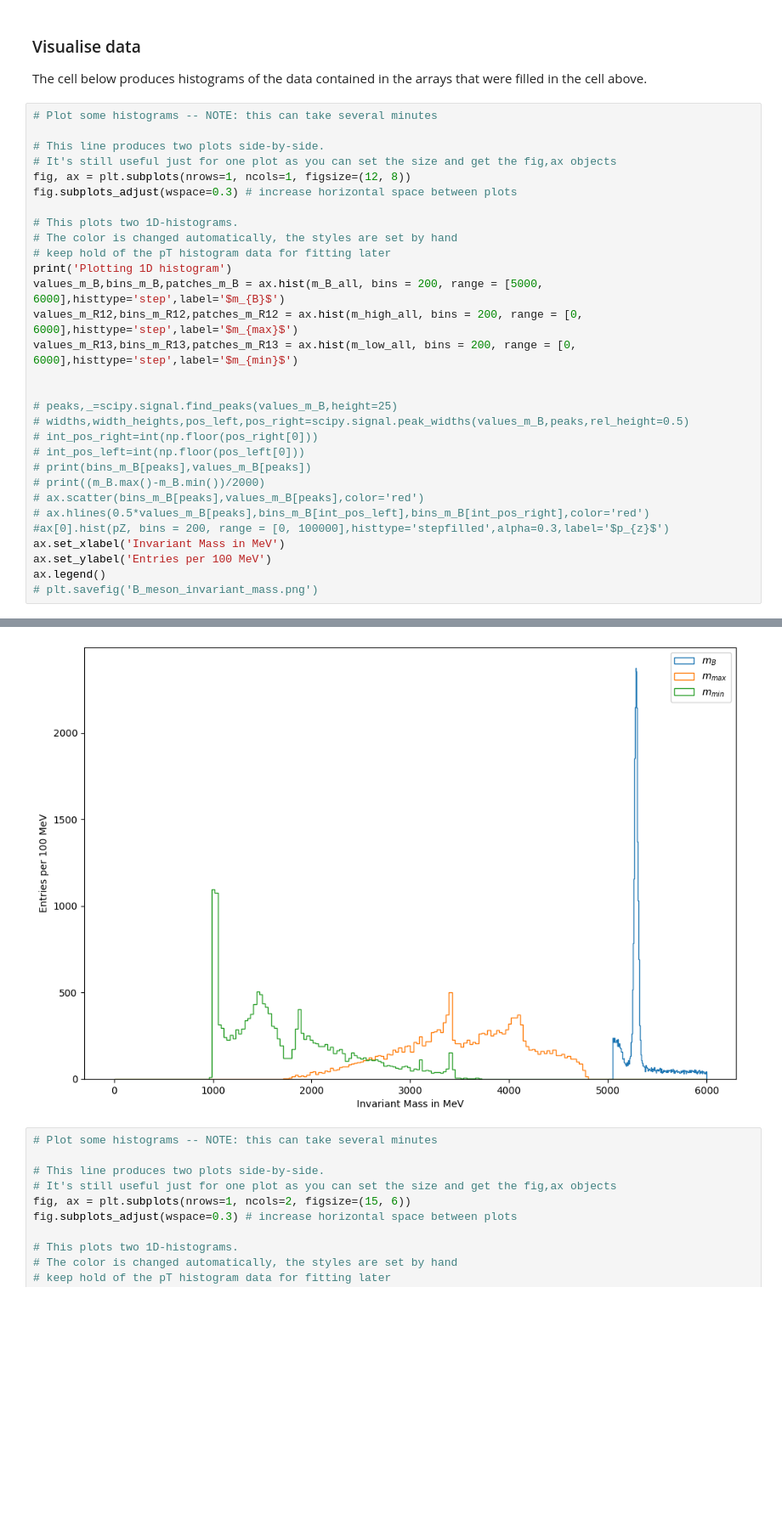
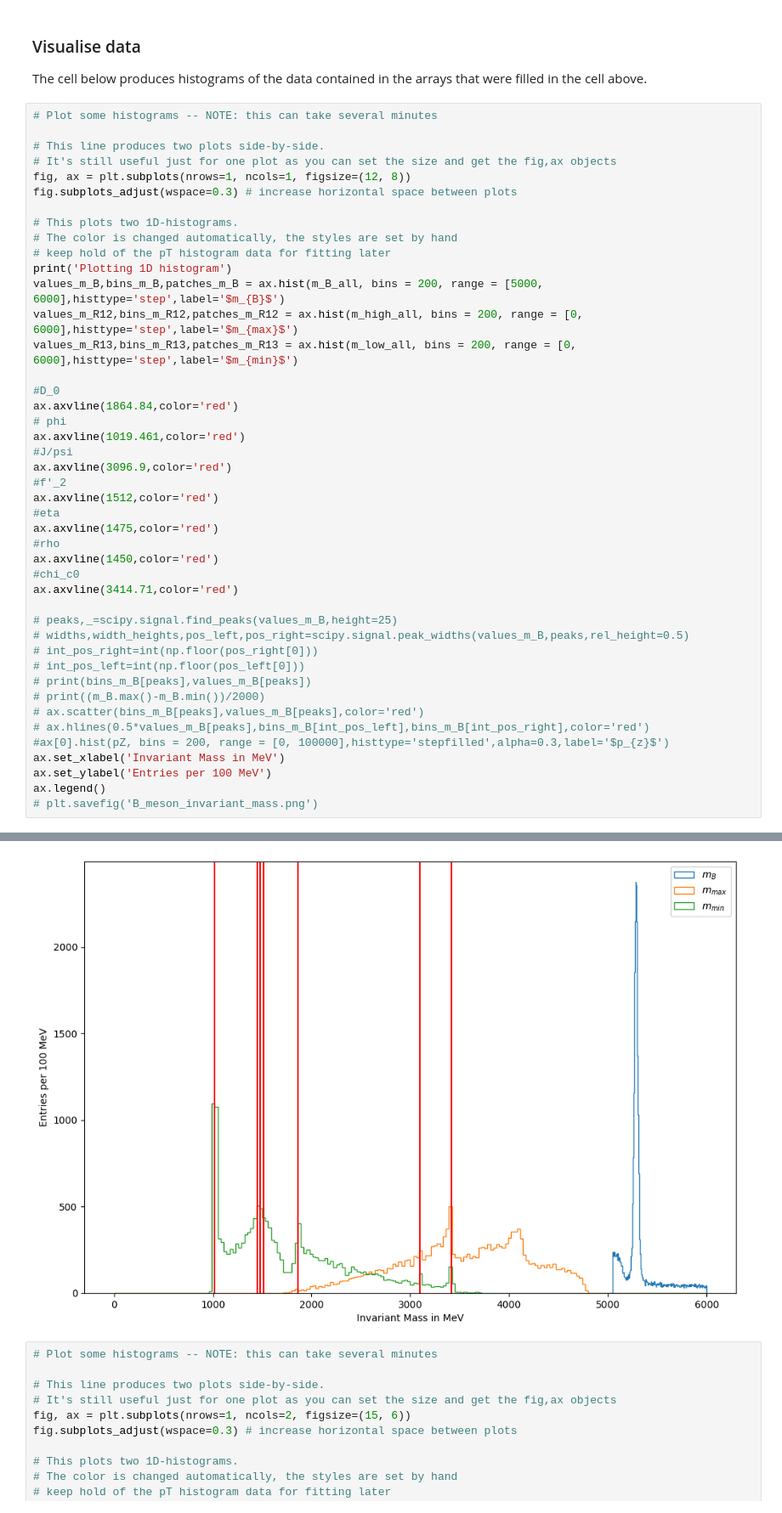
Before and after one commit to damianfrench/MatterAntimatterLab, a Jupyter notebook: Analysis_example.ipynb, the cells around one changed output, grey strips where cells are left out. Shown at 85% size. Drawn from its saved outputs; the diff is of its cells as text; blank space fills up the shorter version.

```diff
--- a/Analysis_example.ipynb
+++ b/Analysis_example.ipynb
@@ -437,34 +437,48 @@ The cell below produces histograms of the data contained in the arrays that were
 # This line produces two plots side-by-side.
 # It's still useful just for one plot as you can set the size and get the fig,ax objects
 fig, ax = plt.subplots(nrows=1, ncols=1, figsize=(12, 8))
 fig.subplots_adjust(wspace=0.3) # increase horizontal space between plots
 
 # This plots two 1D-histograms.
 # The color is changed automatically, the styles are set by hand
 # keep hold of the pT histogram data for fitting later
 print('Plotting 1D histogram')
 values_m_B,bins_m_B,patches_m_B = ax.hist(m_B_all, bins = 200, range = [5000, 6000],histtype='step',label='$m_{B}$')
 values_m_R12,bins_m_R12,patches_m_R12 = ax.hist(m_high_all, bins = 200, range = [0, 6000],histtype='step',label='$m_{max}$')
 values_m_R13,bins_m_R13,patches_m_R13 = ax.hist(m_low_all, bins = 200, range = [0, 6000],histtype='step',label='$m_{min}$')
 
+#D_0
+ax.axvline(1864.84,color='red')
+# phi
+ax.axvline(1019.461,color='red')
+#J/psi
+ax.axvline(3096.9,color='red')
+#f'_2
+ax.axvline(1512,color='red')
+#eta
+ax.axvline(1475,color='red')
+#rho
+ax.axvline(1450,color='red')
+#chi_c0
+ax.axvline(3414.71,color='red')
 
 # peaks,_=scipy.signal.find_peaks(values_m_B,height=25)
 # widths,width_heights,pos_left,pos_right=scipy.signal.peak_widths(values_m_B,peaks,rel_height=0.5)
 # int_pos_right=int(np.floor(pos_right[0]))
 # int_pos_left=int(np.floor(pos_left[0]))
 # print(bins_m_B[peaks],values_m_B[peaks])
 # print((m_B.max()-m_B.min())/2000)
 # ax.scatter(bins_m_B[peaks],values_m_B[peaks],color='red')
 # ax.hlines(0.5*values_m_B[peaks],bins_m_B[int_pos_left],bins_m_B[int_pos_right],color='red')
 #ax[0].hist(pZ, bins = 200, range = [0, 100000],histtype='stepfilled',alpha=0.3,label='$p_{z}$')
 ax.set_xlabel('Invariant Mass in MeV')
 ax.set_ylabel('Entries per 100 MeV')
 ax.legend()
 # plt.savefig('B_meson_invariant_mass.png')
 # %% [output]
 Plotting 1D histogram
 <matplotlib.legend.Legend at 0x...>
-[figure, old version]
+[figure, new version]
 # %%
 # Plot some histograms -- NOTE: this can take several minutes
 
```
